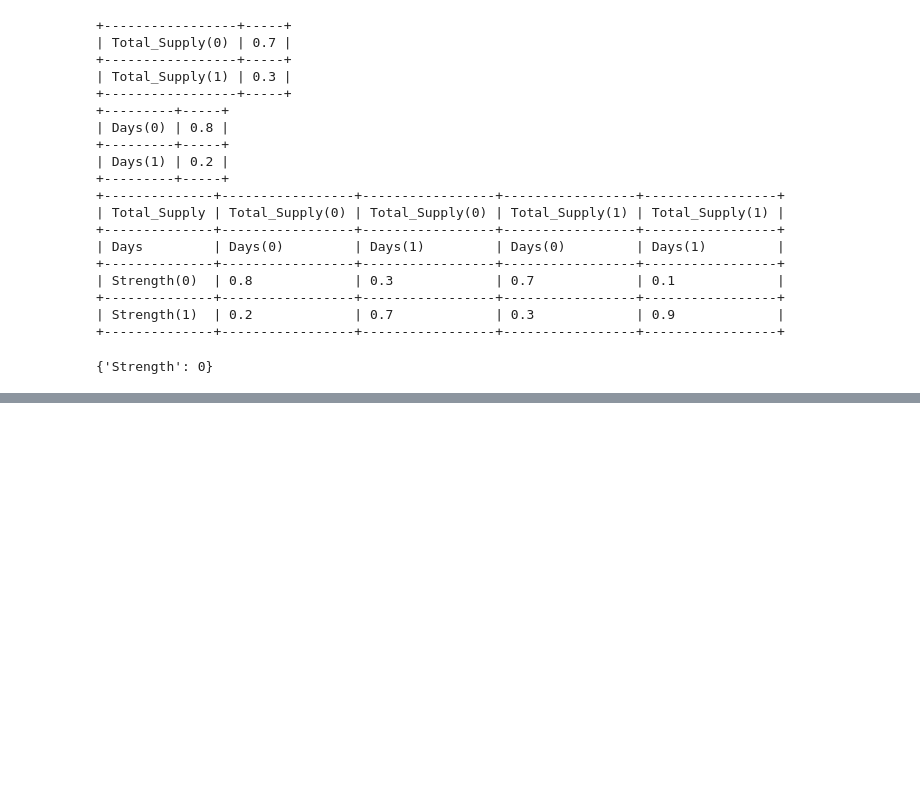
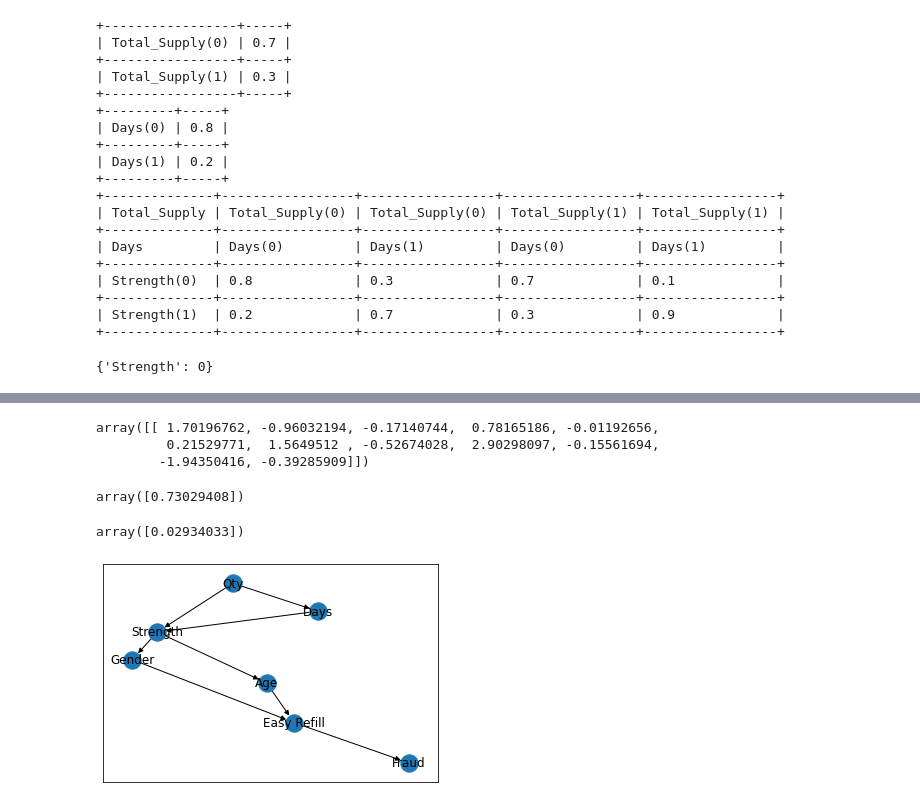
Before and after one commit to kunjkinger/machine-learning-projects, a Jupyter notebook: Claim_graphical_modelling.ipynb, the cells around one changed output, grey strips where cells are left out. Cells and saved outputs as stored; diff of their text form; code cells hidden in the pictures; blank space fills up the shorter version.

```diff
--- a/Claim_graphical_modelling.ipynb
+++ b/Claim_graphical_modelling.ipynb
@@ -348,0 +459,7 @@ print(model_inference.map_query(variables=['Strength'],evidence={'Total_Supply':
+# %%
+lr.predict_proba(x_test_sample)
+lr.coef_
+# %% [output]
+array([[ 1.70196762, -0.96032194, -0.17140744,  0.78165186, -0.01192656,
+         0.21529771,  1.5649512 , -0.52674028,  2.90298097, -0.15561694,
+        -1.94350416, -0.39285909]])
@@ -348,0 +471,16 @@ print(model_inference.map_query(variables=['Strength'],evidence={'Total_Supply':
+# %%
+sigmoid(score)
+# %% [output]
+array([0.73029408])
+# %%
+#adding intercept in the score
+sigmoid(lr.intercept_ + score)
+# %% [output]
+array([0.02934033])
+# %%
+# bayesian networks part 2
+b = nx.DiGraph()
+b.add_edges_from([('Qty','Days'),('Qty','Strength'),('Days','Strength'),('Strength','Gender'),('Strength','Age'),('Gender','Easy Refill'),('Age','Easy Refill'),('Easy Refill','Fraud')])
+nx.draw_networkx(b)
+# %% [output]
+[figure, added]
```
Also changed, not shown: parts of 31 cells of this notebook.
